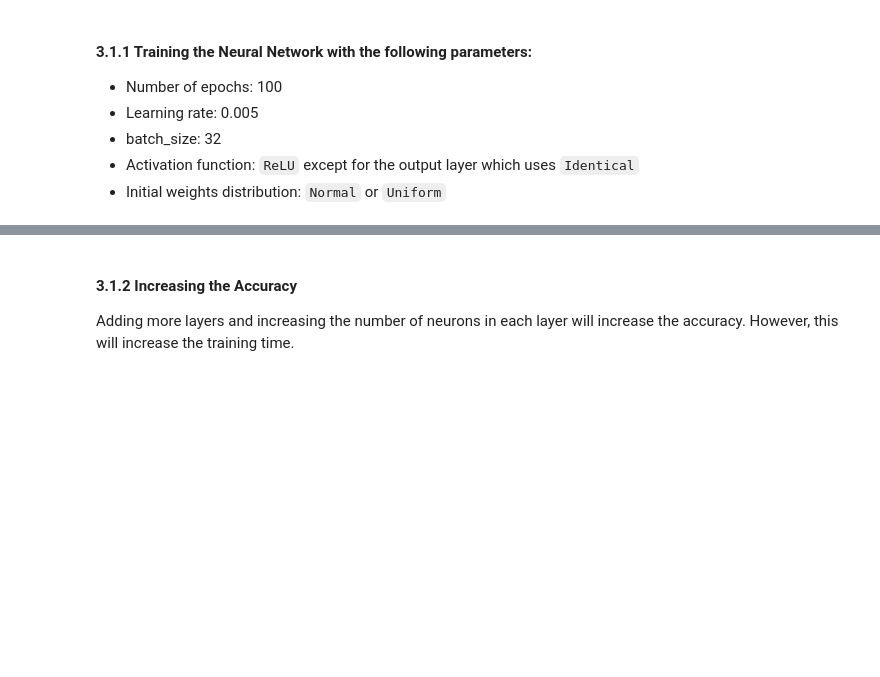
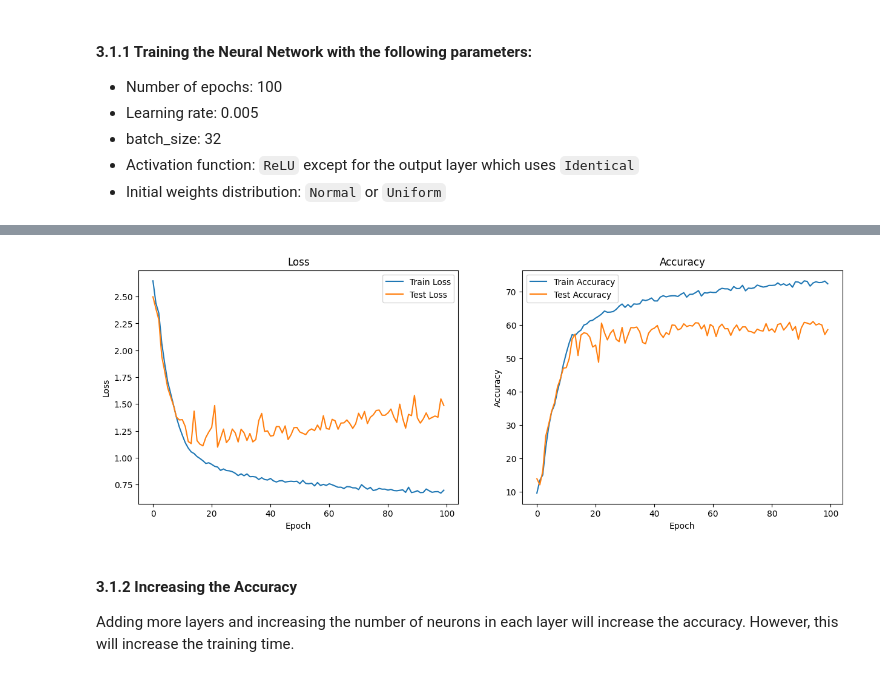
Before and after one commit to PashaBarahimi/Artificial-Intelligence-Projects, a Jupyter notebook: CA6 - Neural Networks/AI-CA6-810199385.ipynb, the cells around one changed output, grey strips where cells are left out. Cells and saved outputs as stored; diff of their text form; code cells hidden in the pictures; blank space fills up the shorter version.

Commit message:
Add another network
Change np.matrix to np.NDarray

Use @ and * for matmult and multiply

Add plot for networks' results

```diff
--- a/CA6 - Neural Networks/AI-CA6-810199385.ipynb
+++ b/CA6 - Neural Networks/AI-CA6-810199385.ipynb
@@ -551,9 +544,9 @@ class FeedForwardNN:
         self._loss = loss
         self._learning_rate = learning_rate
 
-    def forward(self, network_input: np.matrix) -> np.matrix:
+    def forward(self, network_input: np.ndarray) -> np.ndarray:
         assert self._layers, 'Network must have at least one layer'
-        network_input = np.matrix(network_input, dtype=float)
+        network_input = np.copy(network_input).astype(np.float64)
         for layer in self._layers:
             network_input = layer.forward(network_input)
         return network_input
@@ -598,26 +591,26 @@ class FeedForwardNN:
             batch_losses.append(batch_loss)
         return float(np.mean(batch_accuracies)), float(np.mean(batch_losses))
 
-    def _train_on_batch(self, x_train: np.matrix, y_train: np.matrix) -> tuple[float, float]:
+    def _train_on_batch(self, x_train: np.ndarray, y_train: np.ndarray) -> tuple[float, float]:
         network_output = self.forward(x_train)
         batch_accuracy = self._compute_accuracy(network_output, y_train)
         batch_average_loss = np.mean(self._loss(network_output, y_train))
         self._update_weights(network_output, y_train)
         return batch_accuracy, float(batch_average_loss)
 
-    def _test_on_batch(self, x_test: np.matrix, y_test: np.matrix) -> tuple[float, float]:
+    def _test_on_batch(self, x_test: np.ndarray, y_test: np.ndarray) -> tuple[float, float]:
         network_output = self.forward(x_test)
         batch_accuracy = self._compute_accuracy(network_output, y_test)
         batch_average_loss = np.mean(self._loss(network_output, y_test))
         return batch_accuracy, float(batch_average_loss)
 
-    def _get_labels(self, network_output: np.matrix) -> np.matrix:
+    def _get_labels(self, network_output: np.ndarray) -> np.ndarray:
         return np.argmax(network_output, axis=1)
 
-    def _compute_accuracy(self, network_output: np.matrix, expected_output: np.matrix) -> float:
+    def _compute_accuracy(self, network_output: np.ndarray, expected_output: np.ndarray) -> float:
         return np.mean(self._get_labels(network_output) == self._get_labels(expected_output)) * 100
 
-    def _update_weights(self, network_output: np.matrix, expected_output: np.matrix) -> None:
+    def _update_weights(self, network_output: np.ndarray, expected_output: np.ndarray) -> None:
         back_prop_tensor = self._loss.derivative(network_output, expected_output)
         for layer in reversed(self._layers):
             back_prop_tensor = layer.update_weights(back_prop_tensor, self._learning_rate)
@@ -633,12 +626,36 @@ class FeedForwardNN:
 - batch_size: 32
 - Activation function: `ReLU` except for the output layer which uses `Identical`
 - Initial weights distribution: `Normal` or `Uniform`
+# %%
+def get_train_and_test_data(batch_size: int) -> tuple[DataLoader, DataLoader]:
+    train_data = DataLoader(train_images, train_labels, 28, batch_size=batch_size, shuffle=True)
+    test_data = DataLoader(test_images, test_labels, 28, batch_size=batch_size, shuffle=True)
+    train_data.drop_classes(REMOVABLE_CLASSES)
+    test_data.drop_classes(REMOVABLE_CLASSES)
+    train_data.scale(lambda x: x / 255)
+    test_data.scale(lambda x: x / 255)
+    return train_data, test_data
+# %%
+def plot_results(log: dict[str, list[float]]) -> None:
+    fig, (ax1, ax2) = plt.subplots(1, 2, figsize=(15, 5))
+    ax1.plot(log['train_loss'], label='Train Loss')
+    ax1.plot(log['test_loss'], label='Test Loss')
+    ax1.set_title('Loss')
+    ax1.set_xlabel('Epoch')
+    ax1.set_ylabel('Loss')
+    ax1.legend()
+    ax2.plot(log['train_accuracy'], label='Train Accuracy')
+    ax2.plot(log['test_accuracy'], label='Test Accuracy')
+    ax2.set_title('Accuracy')
+    ax2.set_xlabel('Epoch')
+    ax2.set_ylabel('Accuracy')
+    ax2.legend()
+    plt.show()
 # %%
 INPUT_SIZE: int = 32 * 32
 LEARNING_RATE: float = 0.005
 EPOCHS: int = 100
-TRAIN_LOADER: DataLoader = train_data
-TEST_LOADER:  DataLoader = test_data
+TRAIN_LOADER, TEST_LOADER = get_train_and_test_data(32)
 # %%
 network = FeedForwardNN(INPUT_SIZE)
 network.add_layer(10, activation=ReLU())
@@ -668,3 +685,7 @@ Epoch 100
+# %%
+plot_results(log)
+# %% [output]
+[figure, added]
 # %% [markdown]
 #### 3.1.2 Increasing the Accuracy
 
```
Also changed, not shown: parts of 25 cells of this notebook.
